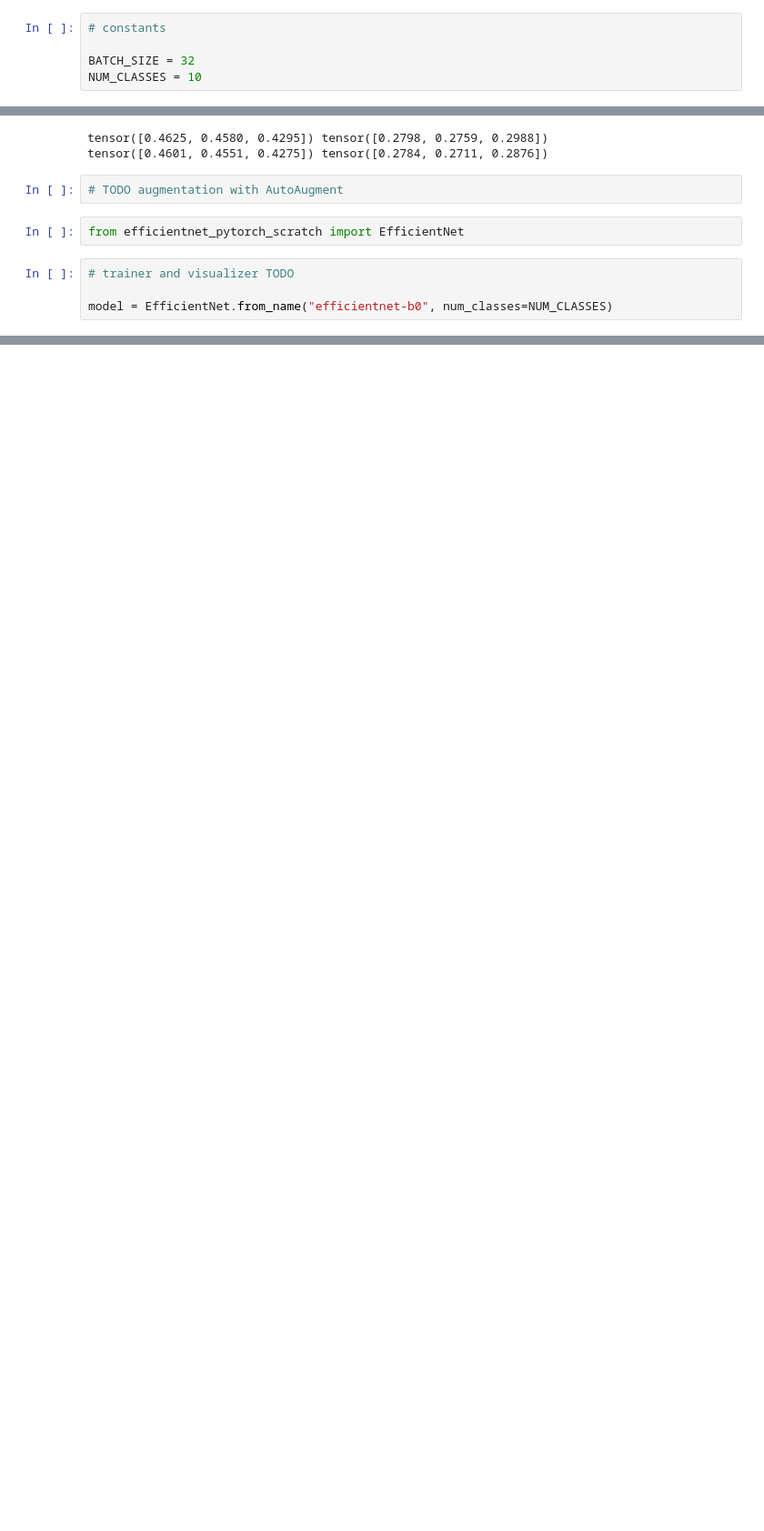
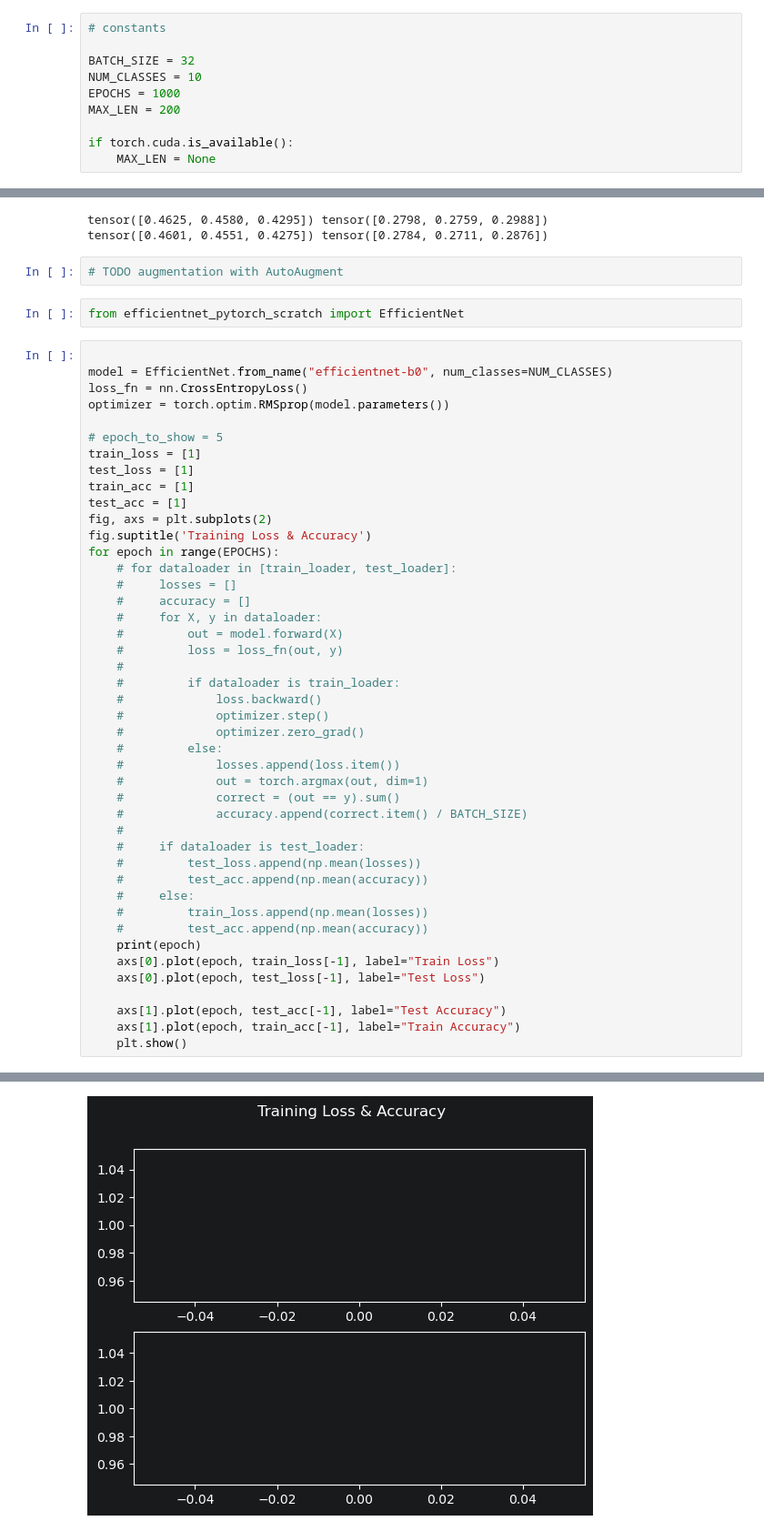
Before and after one commit to rusevich/efficientnet-pytorch-scratch, a Jupyter notebook: script.ipynb, the cells around one changed output, grey strips where cells are left out. Shown at 91% size. Drawn from its saved outputs; the diff is of its cells as text; blank space fills up the shorter version.

```diff
--- a/script.ipynb
+++ b/script.ipynb
@@ -21,6 +21,11 @@ torch.manual_seed(17)
 
 BATCH_SIZE = 32
 NUM_CLASSES = 10
+EPOCHS = 1000
+MAX_LEN = 200
+
+if torch.cuda.is_available():
+    MAX_LEN = None
 # %%
 # installing dataset
 
@@ -72,6 +77,47 @@ tensor([0.4601, 0.4551, 0.4275]) tensor([0.2784, 0.2711, 0.2876])
 # %%
 from efficientnet_pytorch_scratch import EfficientNet
 # %%
-# trainer and visualizer TODO
 
 model = EfficientNet.from_name("efficientnet-b0", num_classes=NUM_CLASSES)
+loss_fn = nn.CrossEntropyLoss()
+optimizer = torch.optim.RMSprop(model.parameters())
+
+# epoch_to_show = 5
+train_loss = [1]
+test_loss = [1]
+train_acc = [1]
+test_acc = [1]
+fig, axs = plt.subplots(2)
+fig.suptitle('Training Loss & Accuracy')
+for epoch in range(EPOCHS):
+    # for dataloader in [train_loader, test_loader]:
+    #     losses = []
+    #     accuracy = []
+    #     for X, y in dataloader:
+    #         out = model.forward(X)
+    #         loss = loss_fn(out, y)
+    #
+    #         if dataloader is train_loader:
+    #             loss.backward()
+    #             optimizer.step()
+    #             optimizer.zero_grad()
+    #         else:
+    #             losses.append(loss.item())
+    #             out = torch.argmax(out, dim=1)
+    #             correct = (out == y).sum()
+    #             accuracy.append(correct.item() / BATCH_SIZE)
+    #
+    #     if dataloader is test_loader:
+    #         test_loss.append(np.mean(losses))
+    #         test_acc.append(np.mean(accuracy))
+    #     else:
+    #         train_loss.append(np.mean(losses))
+    #         test_acc.append(np.mean(accuracy))
+    print(epoch)
+    axs[0].plot(epoch, train_loss[-1], label="Train Loss")
+    axs[0].plot(epoch, test_loss[-1], label="Test Loss")
+
+    axs[1].plot(epoch, test_acc[-1], label="Test Accuracy")
+    axs[1].plot(epoch, train_acc[-1], label="Train Accuracy")
+    plt.show()
+# %% [output]
@@ -77,0 +125 @@ model = EfficientNet.from_name("efficientnet-b0", num_classes=NUM_CLASSES)
+[figure, added]
```
Also changed, not shown: parts of 1 cell of this notebook, 1 other file.
